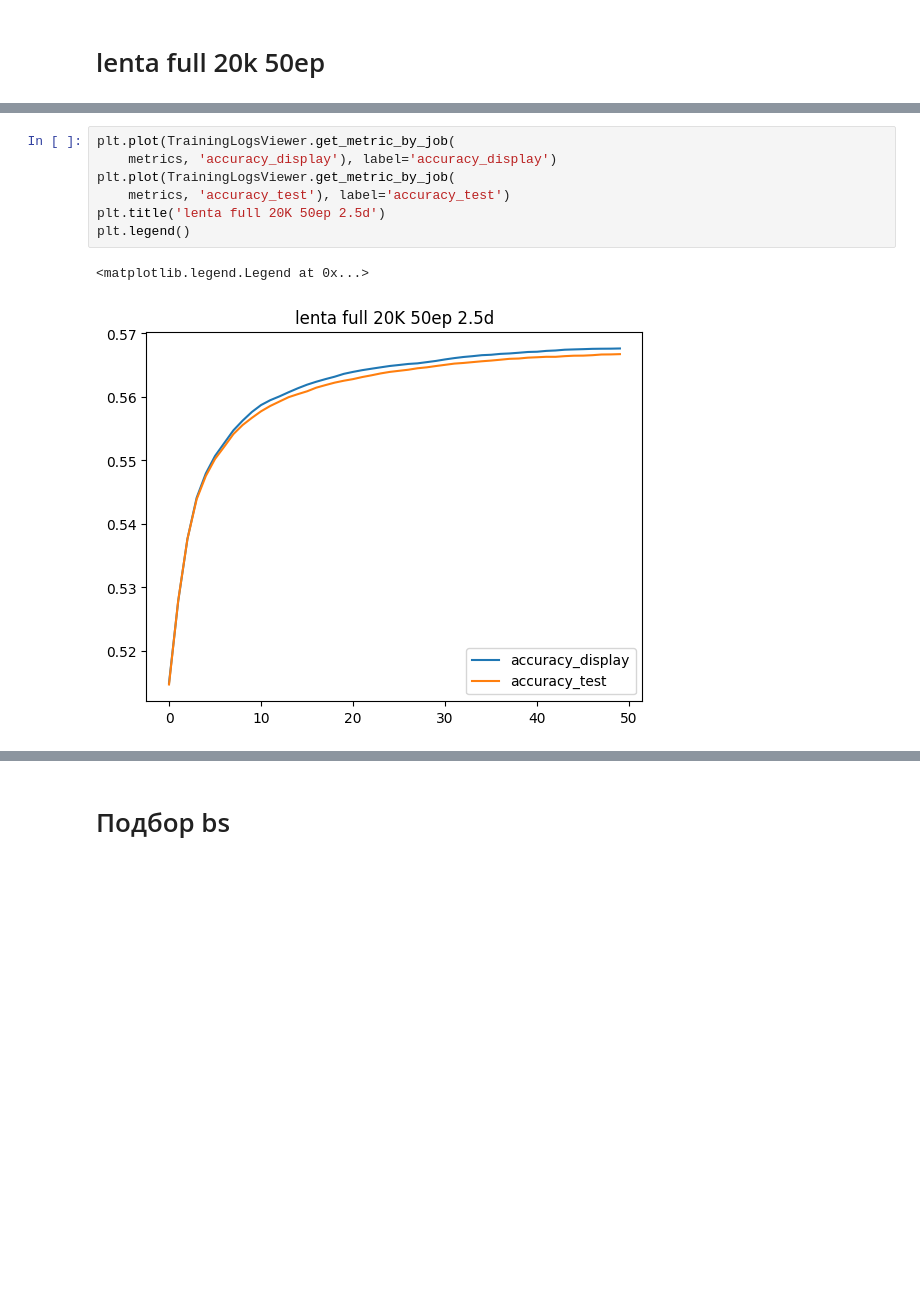
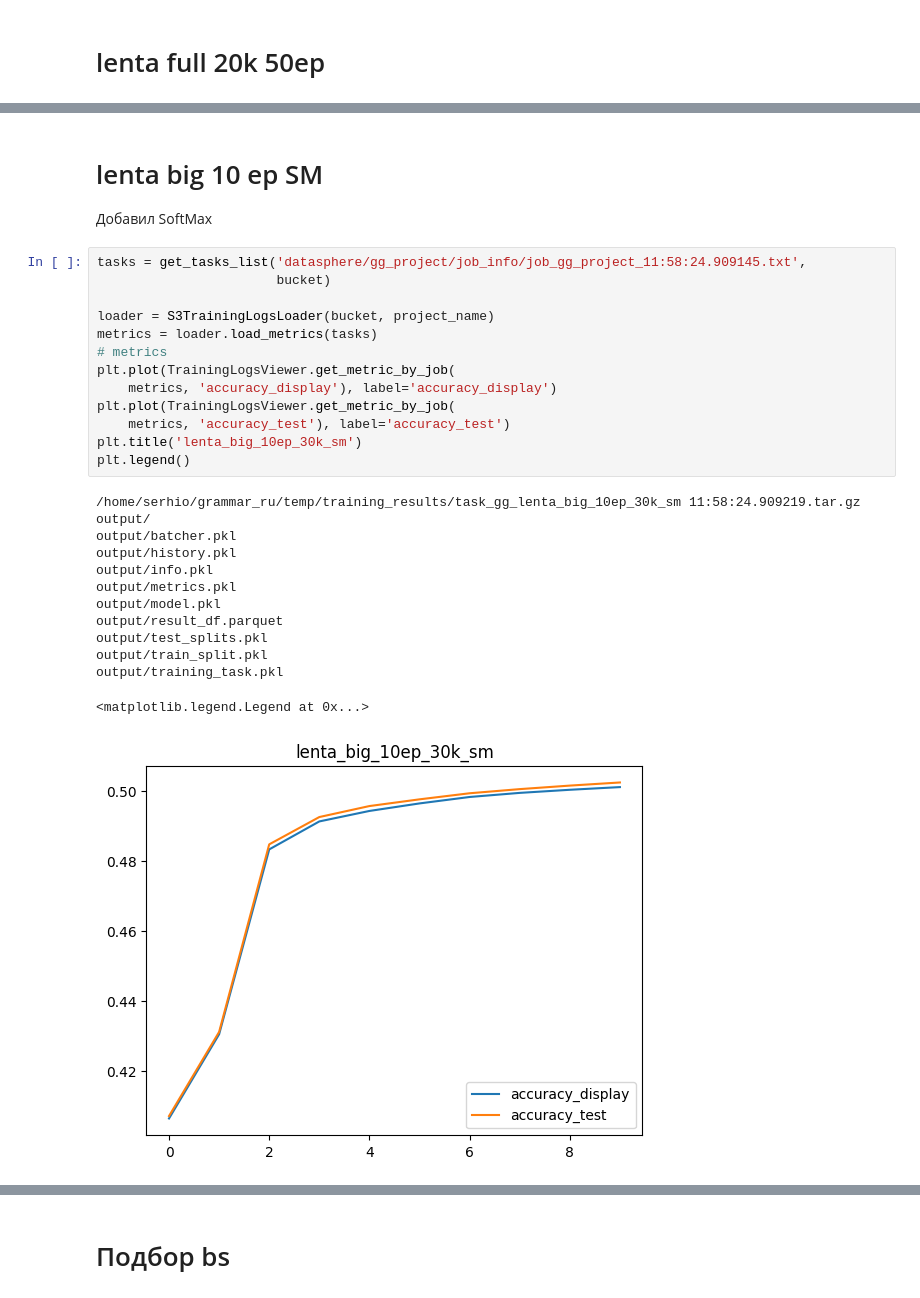
Before and after one commit to okulovsky/grammar_ru, a Jupyter notebook: research/grammatical_gender/training/gg_training.ipynb, the cells around one changed output, grey strips where cells are left out. Drawn from its saved outputs; the diff is of its cells as text; blank space fills up the shorter version.

```diff
--- a/research/grammatical_gender/training/gg_training.ipynb
+++ b/research/grammatical_gender/training/gg_training.ipynb
@@ -537,10 +485,31 @@ output/training_task.pkl
+# %% [markdown]
+# lenta big 10 ep SM
+
+Добавил SoftMax
 # %%
+tasks = get_tasks_list('datasphere/gg_project/job_info/job_gg_project_11:58:24.909145.txt',
+                       bucket)
+
+loader = S3TrainingLogsLoader(bucket, project_name)
+metrics = loader.load_metrics(tasks)
+# metrics
 plt.plot(TrainingLogsViewer.get_metric_by_job(
     metrics, 'accuracy_display'), label='accuracy_display')
 plt.plot(TrainingLogsViewer.get_metric_by_job(
     metrics, 'accuracy_test'), label='accuracy_test')
-plt.title('lenta full 20K 50ep 2.5d')
+plt.title('lenta_big_10ep_30k_sm')
 plt.legend()
 # %% [output]
-<matplotlib.legend.Legend at 0x...>
+/home/serhio/grammar_ru/temp/training_results/task_gg_lenta_big_10ep_30k_sm 11:58:24.909219.tar.gz
+output/
+output/batcher.pkl
+output/history.pkl
+output/info.pkl
+output/metrics.pkl
+output/model.pkl
+output/result_df.parquet
+output/test_splits.pkl
+output/train_split.pkl
+output/training_task.pkl
+<matplotlib.legend.Legend at 0x...>
-[figure, old version]
+[figure, new version]
```
Also changed, not shown: parts of 22 cells of this notebook.
